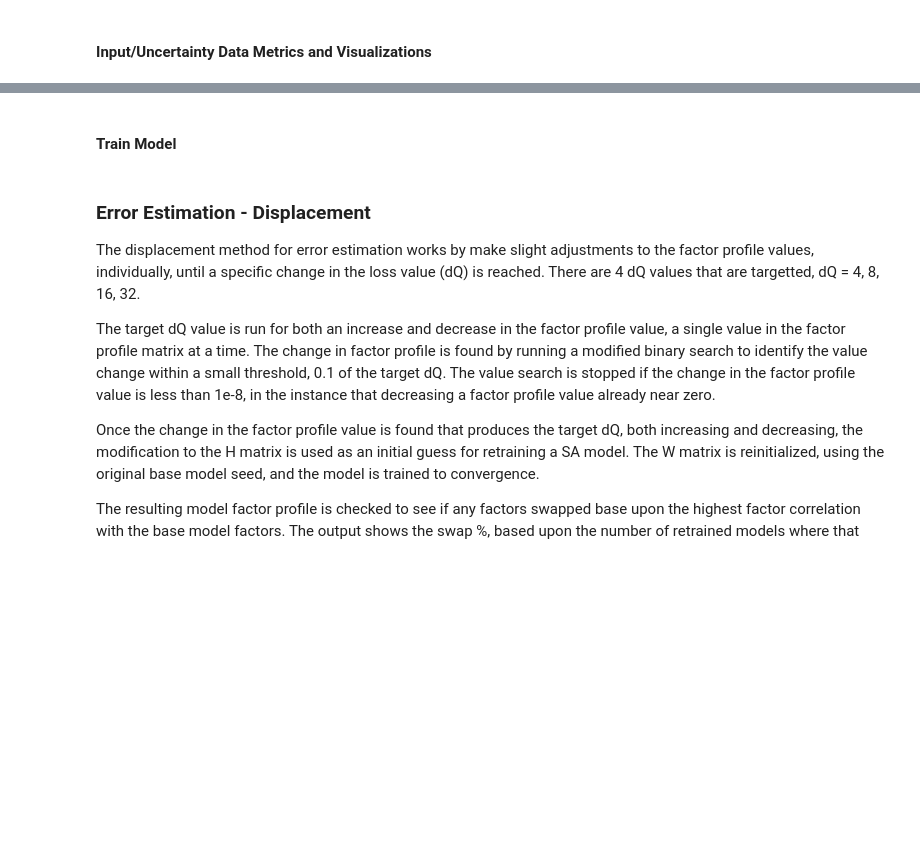
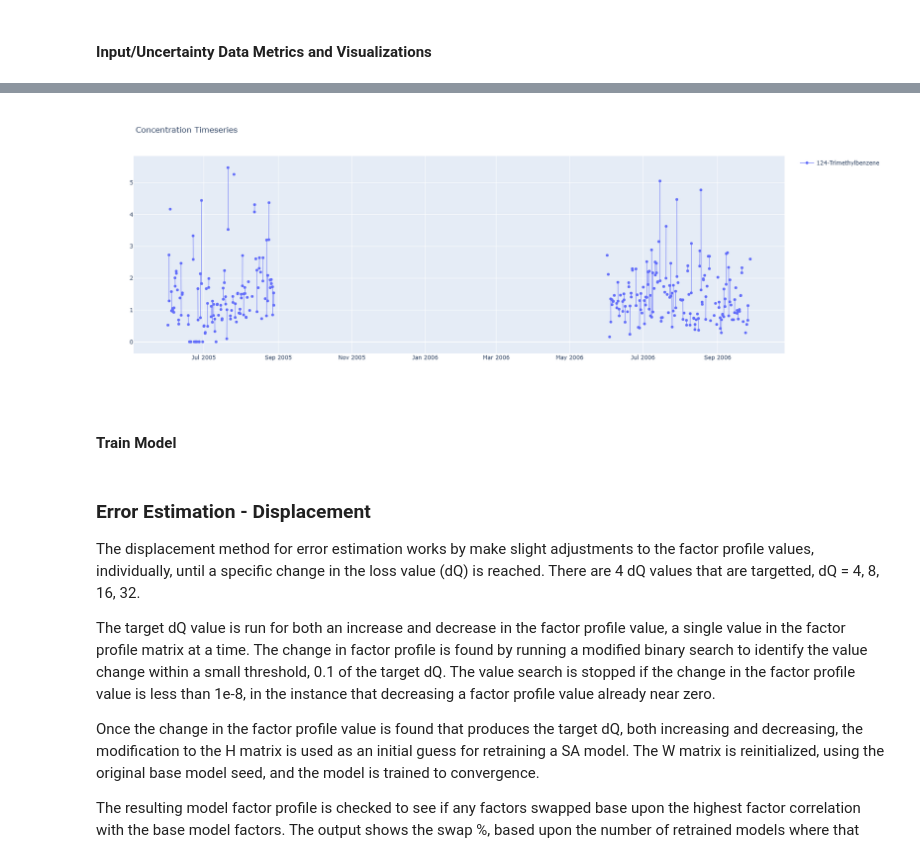
Before and after one commit to quanted/esat, a Jupyter notebook: notebooks/epa_esat_workflow_01.ipynb, the cells around one changed output, grey strips where cells are left out. Saved outputs shown, nothing was run; the diff lists cells and outputs as text; code cells hidden in the pictures; blank space fills up the shorter version.

```diff
--- a/notebooks/epa_esat_workflow_01.ipynb
+++ b/notebooks/epa_esat_workflow_01.ipynb
@@ -98,6 +122,8 @@ data_handler.plot_feature_data(x_idx=0, y_idx=1)
 # %%
 # Species Timeseries, a single or list of features/columns specified by index
-data_handler.plot_feature_timeseries(feature_selection=[0, 1])
+data_handler.plot_feature_timeseries(feature_selection=[0])
+# %% [output]
+[figure, added]
 # %%
 data_handler.plot_2d_histogram(x_col="124-Trimethylbenzene", y_col="224-Trimethylpentane")
 # %%
```
Also changed, not shown: parts of 4 cells of this notebook, 5 other files.
